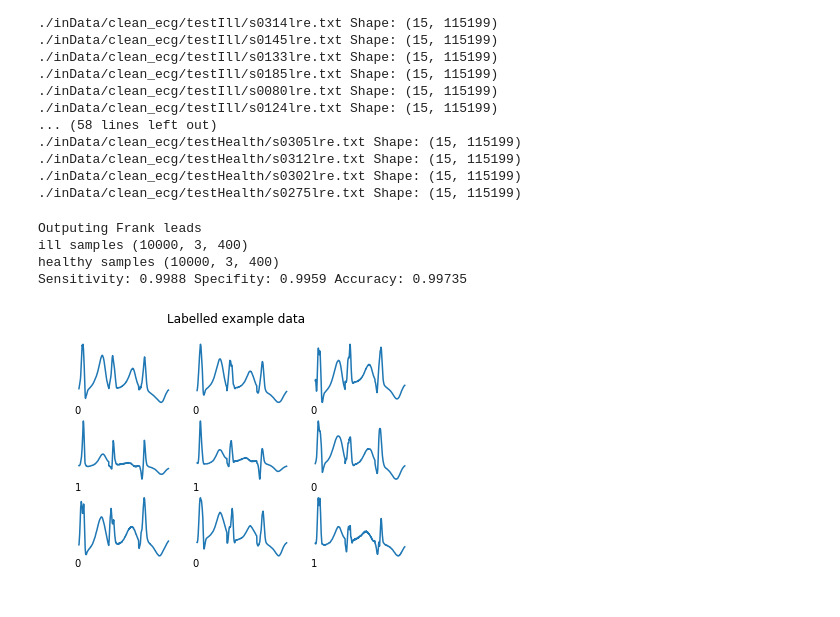
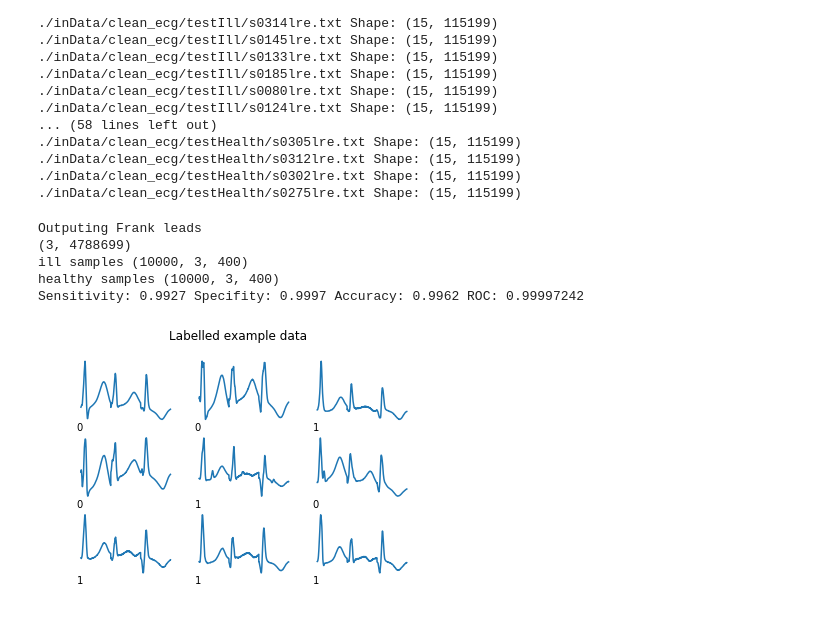
Before and after one commit to Smith42/neuralnet-mcg, a Jupyter notebook: prototypeThree-cleanECG.ipynb, the cells around one changed output. Drawn from its saved outputs; the diff is of its cells as text; code cells hidden in the pictures.

```diff
--- a/prototypeThree-cleanECG.ipynb
+++ b/prototypeThree-cleanECG.ipynb
@@ -288,6 +294,7 @@ net = tflearn.layers.conv.max_pool_1d(net, 2)
 
 # Fully connected layer 1:
 net = tflearn.layers.core.fully_connected(net, 1024, regularizer="L2", weight_decay=0.001, activation="leaky_relu")
+net = tflearn.layers.core.fully_connected(net, 1024, regularizer="L2", weight_decay=0.001, activation="leaky_relu")
 
 # Dropout layer:
 net = tflearn.layers.core.dropout(net, keep_prob=0.5)
@@ -298,6 +305,6 @@ net = tflearn.layers.core.fully_connected(net, 2, activation="softmax")
 net = tflearn.layers.estimator.regression(net, optimizer='adam', loss='categorical_crossentropy',\
                          learning_rate=0.00001)
 # %%
-model = tflearn.DNN(net, tensorboard_verbose=3)
+model = tflearn.DNN(net, tensorboard_verbose=0)
 model.fit(trainData, trainLabels, n_epoch=1, show_metric=True)
 # %% [output]
@@ -385,34 +393,38 @@ elif lead == 17:
     print("Outputing all leads")
     thealth = np.concatenate((thealthLst[:]), axis=1)
     till = np.concatenate((tillLst[:]), axis=1)
 
 else:
     print("Lead says", lead, "so selecting whole thing")
     thealth = np.hstack(np.concatenate((thealthLst[:]), axis=1))
     till = np.hstack(np.concatenate((tillLst[:]), axis=1))
     thealth = np.reshape(thealth, (1,-1))
     till = np.reshape(till, (1,-1))
 
-
+print(thealth.shape)
 unseenData, unseenClassOH, unseenClass = functionTownCat(till, thealth, illThreshold, healthThreshold, \
                                                    skip, shift, buffer, True)
 
 # Undifferentiate values
 unseenData = undiff(unseenData, bufferxL)
 tillarr, thealtharr = splitData(unseenData, unseenClass)
 
 sens = model.evaluate(np.array(thealtharr), np.tile([1,0], (len(thealtharr), 1)))[0]
 spec = model.evaluate(np.array(tillarr), np.tile([0,1], (len(tillarr), 1)))[0]
 lenh = len(thealtharr)
 leni = len(tillarr)
 visualiseData(unseenData, unseenClass, 3, False)
 
+predicted2 = np.array(model.predict(unseenData))
+
 print("Sensitivity:", sens,\
       "Specifity:", spec,\
-      "Accuracy:", ((sens*lenh+spec*leni)/(lenh+leni)))
+      "Accuracy:", ((sens*lenh+spec*leni)/(lenh+leni)),\
+      "ROC:", roc_auc_score(unseenClass, predicted2[:,1]))
 # %% [output]
 Outputing Frank leads
+(3, 4788699)
 ill samples (10000, 3, 400)
 healthy samples (10000, 3, 400)
-Sensitivity: 0.9988 Specifity: 0.9959 Accuracy: 0.99735
+Sensitivity: 0.9927 Specifity: 0.9997 Accuracy: 0.9962 ROC: 0.99997242
-[figure, old version]
+[figure, new version]
```
Also changed, not shown: parts of 5 cells of this notebook, 1 other file.
